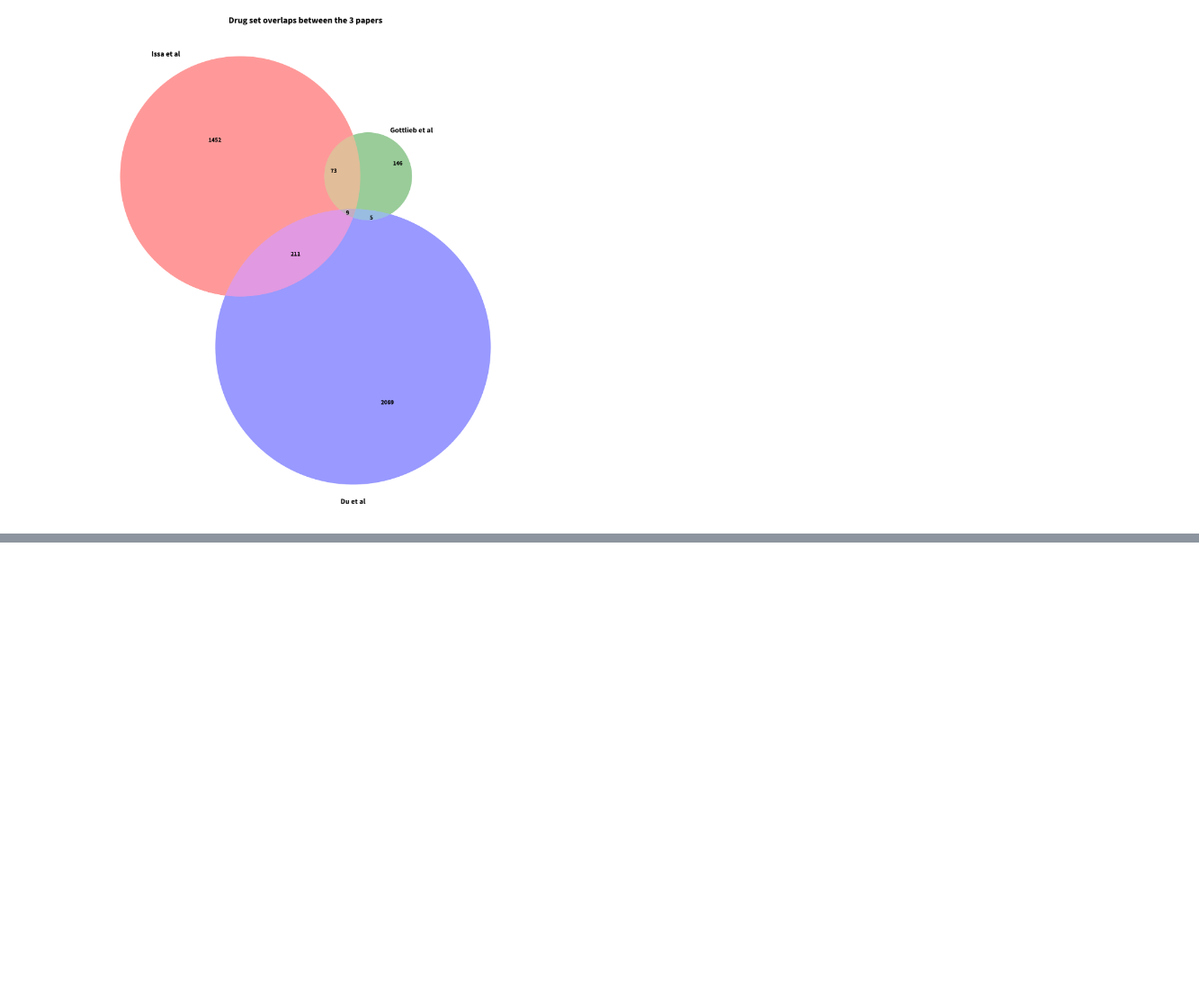
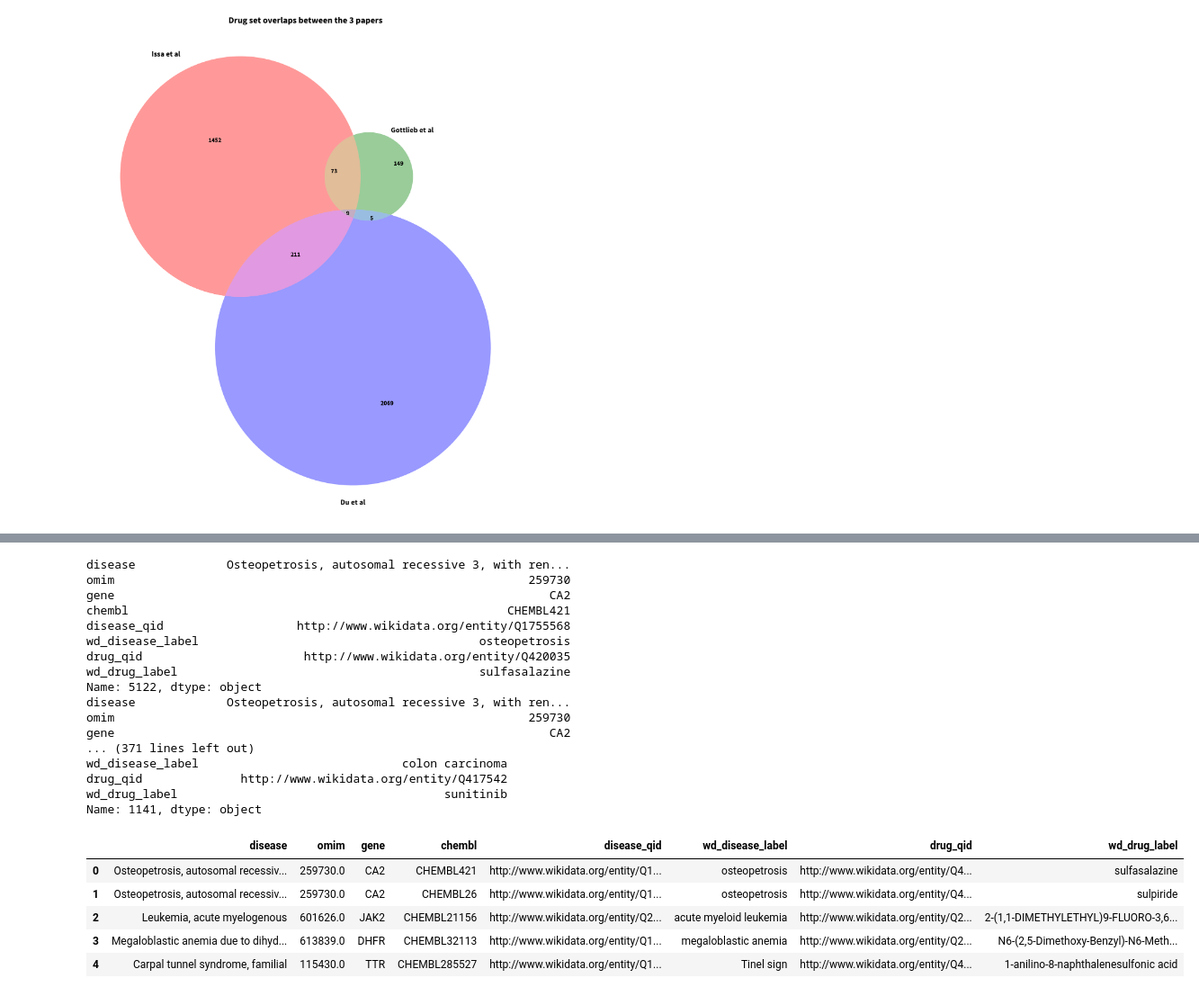
Before and after one commit to sebotic/wikidata_notebooks, a Jupyter notebook: Gottlieb paper data prep.ipynb, the cells around one changed output, grey strips where cells are left out. Shown at 90% size. Cells and saved outputs as stored; diff of their text form; code cells hidden in the pictures; blank space fills up the shorter version.

Commit message:
added prediction annotation

```diff
--- a/Gottlieb paper data prep.ipynb
+++ b/Gottlieb paper data prep.ipynb
@@ -746,0 +731,44 @@ KeyError: 'http://www.wikidata.org/entity/Q177094'
+# %%
+overlap = issa_drug_disease_set.intersection(du_drug_disease_set)
+du_annot_data = pd.read_csv('du_data_wd_annot.csv', index_col=0)
+
+cols = ['disease', 'omim', 'gene', 'chembl', 'disease_qid', 'wd_disease_label', 'drug_qid', 'wd_drug_label']
+new_frame = pd.DataFrame([], columns=cols)
+
+for x in overlap:
+    disease = x[1]
+    drug = x[0]
+#     tmp_df = du_annot_data.loc[(du_annot_data['drug_qid'].isin([drug]) and du_annot_data['disease_qid'].isin([disease])) , :]
+#     if len(du_annot_data[])
+#     tmp_df = du_annot_data.loc[du_annot_data.isin({'drug_qid': [drug], 'disease_qid': [disease] }), :]
+
+    for c, y in du_annot_data.iterrows():
+        if y['disease_qid'] == disease and y['drug_qid'] == drug:
+            print(du_annot_data.loc[c, :])
+            new_frame = new_frame.append(du_annot_data.loc[c, :], ignore_index=True)
+
+new_frame.head()
+# %% [output]
+disease             Osteopetrosis, autosomal recessive 3, with ren...
+omim                                                           259730
+gene                                                              CA2
+chembl                                                      CHEMBL421
+disease_qid                   http://www.wikidata.org/entity/Q1755568
+wd_disease_label                                        osteopetrosis
+drug_qid                       http://www.wikidata.org/entity/Q420035
+wd_drug_label                                           sulfasalazine
+Name: 5122, dtype: object
+disease             Osteopetrosis, autosomal recessive 3, with ren...
+omim                                                           259730
+gene                                                              CA2
+... (371 lines left out)
+wd_disease_label                             colon carcinoma
+drug_qid              http://www.wikidata.org/entity/Q417542
+wd_drug_label                                      sunitinib
+Name: 1141, dtype: object
+|  | disease | omim | gene | chembl | disease_qid | wd_disease_label | drug_qid | wd_drug_label |
+| 0 | Osteopetrosis, autosomal recessiv... | 259730.0 | CA2 | CHEMBL421 | http://www.wikidata.org/entity/Q1... | osteopetrosis | http://www.wikidata.org/entity/Q4... | sulfasalazine |
+| 1 | Osteopetrosis, autosomal recessiv... | 259730.0 | CA2 | CHEMBL26 | http://www.wikidata.org/entity/Q1... | osteopetrosis | http://www.wikidata.org/entity/Q4... | sulpiride |
+| 2 | Leukemia, acute myelogenous | 601626.0 | JAK2 | CHEMBL21156 | http://www.wikidata.org/entity/Q2... | acute myeloid leukemia | http://www.wikidata.org/entity/Q2... | 2-(1,1-DIMETHYLETHYL)9-FLUORO-3,6... |
+| 3 | Megaloblastic anemia due to dihyd... | 613839.0 | DHFR | CHEMBL32113 | http://www.wikidata.org/entity/Q1... | megaloblastic anemia | http://www.wikidata.org/entity/Q2... | N6-(2,5-Dimethoxy-Benzyl)-N6-Meth... |
+| 4 | Carpal tunnel syndrome, familial | 115430.0 | TTR | CHEMBL285527 | http://www.wikidata.org/entity/Q1... | Tinel sign | http://www.wikidata.org/entity/Q4... | 1-anilino-8-naphthalenesulfonic acid |
```
Also changed, not shown: parts of 18 cells of this notebook.
